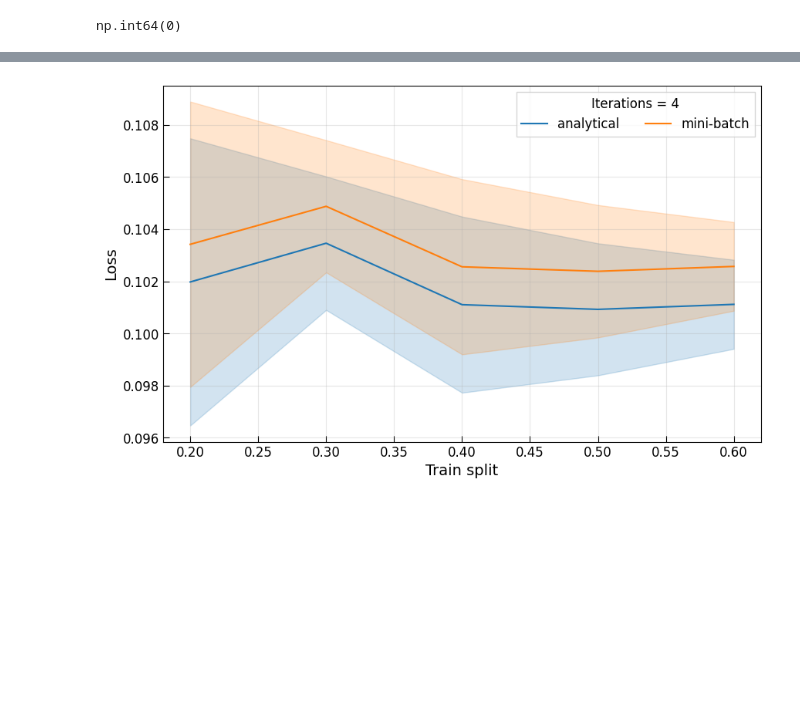
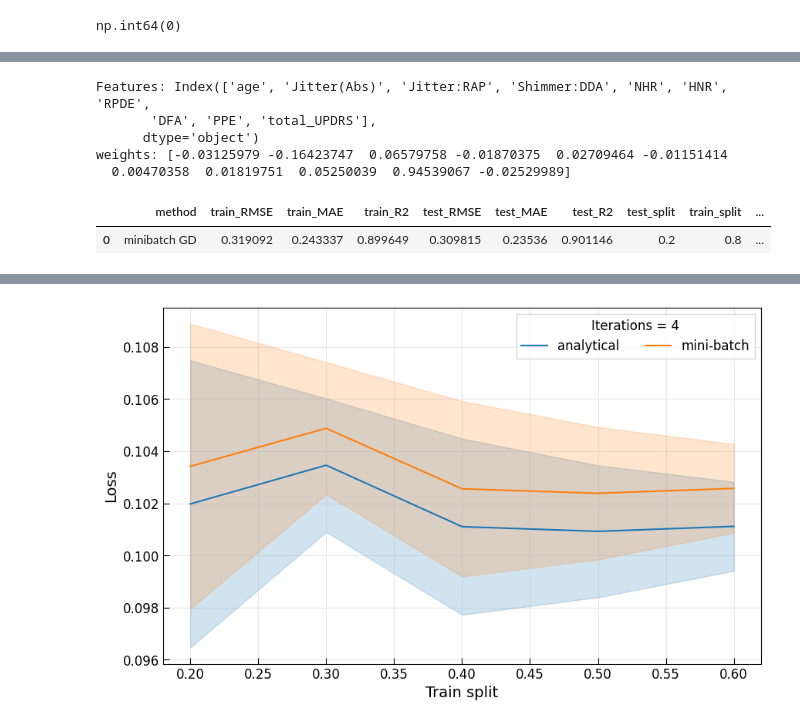
Before and after one commit to audrey352/PHYS551, a Jupyter notebook: Assignment1/A1_notebook.ipynb, the cells around one changed output, grey strips where cells are left out. Drawn from its saved outputs; the diff is of its cells as text; code cells hidden in the pictures; blank space fills up the shorter version.

```diff
--- a/Assignment1/A1_notebook.ipynb
+++ b/Assignment1/A1_notebook.ipynb
@@ -743,0 +705,31 @@ for train_split in train_split_range:
+# %%
+### Run MiniBatch Gradient Descent Linear Regression ###
+# Model
+lin_model_gd = LinearRegression()  # new model for GD weights
+optimizer = GradientDescent(learning_rate=.001, epsilon=1e-3, max_iters=1200, record_history=True)
+
+# Train linear model on the full training set
+num_batches = 8
+yh_gd = lin_model_gd.fit_gd_minibatch(x_train, y_train, optimizer, num_batches=num_batches).predict(x_train)
+
+# Print optimal weights
+print(f'Features: {x_train.columns}')
+print(lin_model_gd)
+
+# Test linear model
+yh_test_gd = lin_model_gd.predict(x_test)
+
+# Store metrics
+lin_gd_df = pd.DataFrame()
+lin_gd_df = store_lin_metrics(lin_gd_df, 'minibatch GD', y_train, yh_gd,
+                                  y_test, yh_test_gd, test_split, loss=lin_model_gd.loss
+                                  )
+lin_gd_df
+# %% [output]
+Features: Index(['age', 'Jitter(Abs)', 'Jitter:RAP', 'Shimmer:DDA', 'NHR', 'HNR', 'RPDE',
+       'DFA', 'PPE', 'total_UPDRS'],
+      dtype='object')
+weights: [-0.03125979 -0.16423747  0.06579758 -0.01870375  0.02709464 -0.01151414
+  0.00470358  0.01819751  0.05250039  0.94539067 -0.02529989]
+|  | method | train_RMSE | train_MAE | train_R2 | test_RMSE | test_MAE | test_R2 | test_split | train_split | ... |
+| 0 | minibatch GD | 0.319092 | 0.243337 | 0.899649 | 0.309815 | 0.23536 | 0.901146 | 0.2 | 0.8 | ... |
```
Also changed, not shown: parts of 63 cells of this notebook, 3 other files.
